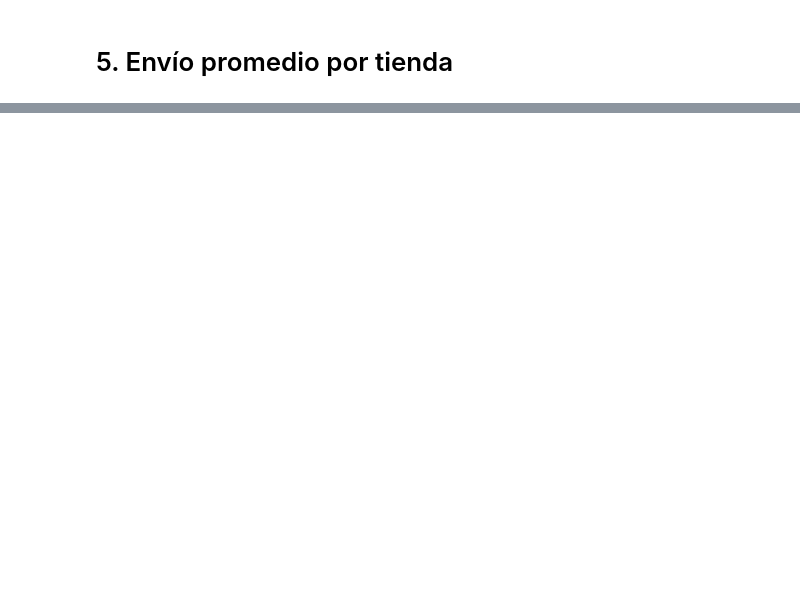
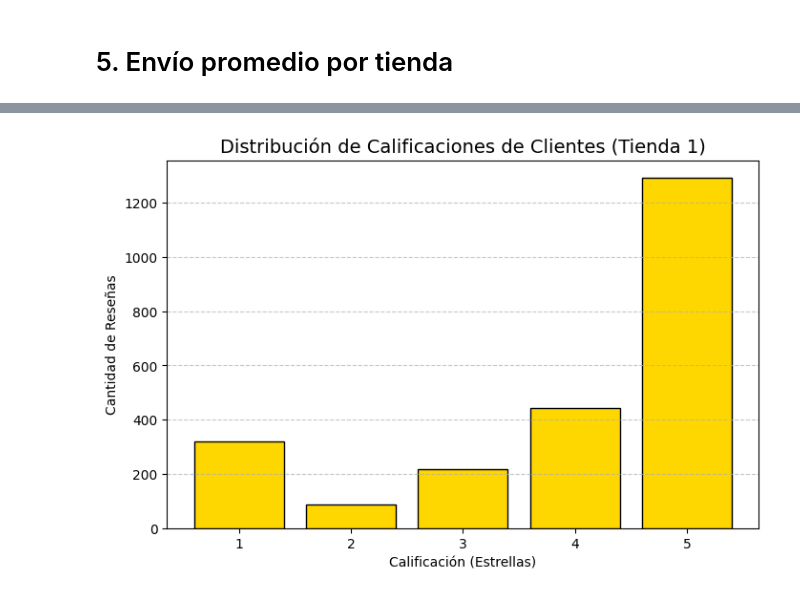
Before and after one commit to Karla12-B/AluraStoreLatam, a Jupyter notebook: AluraStoreLatam.ipynb, the cells around one changed output, grey strips where cells are left out. Cells and saved outputs as stored; diff of their text form; code cells hidden in the pictures; blank space fills up the shorter version.

```diff
--- a/AluraStoreLatam.ipynb
+++ b/AluraStoreLatam.ipynb
@@ -35,0 +221,16 @@ tienda.head()
+# %%
+import matplotlib.pyplot as plt
+
+# Usaremos los datos de la Tienda 1 como ejemplo
+plt.figure(figsize=(8, 5))
+plt.hist(tienda['Calificación'], bins=[0.5, 1.5, 2.5, 3.5, 4.5, 5.5], color='#FFD700', edgecolor='black', rwidth=0.8)
+
+plt.title('Distribución de Calificaciones de Clientes (Tienda 1)', fontsize=14)
+plt.xlabel('Calificación (Estrellas)')
+plt.ylabel('Cantidad de Reseñas')
+plt.xticks([1, 2, 3, 4, 5]) # Asegurar que solo muestre números enteros en el eje X
+plt.grid(axis='y', linestyle='--', alpha=0.7)
+
+plt.show()
+# %% [output]
+[figure, added]
```
Also changed, not shown: parts of 18 cells of this notebook.
